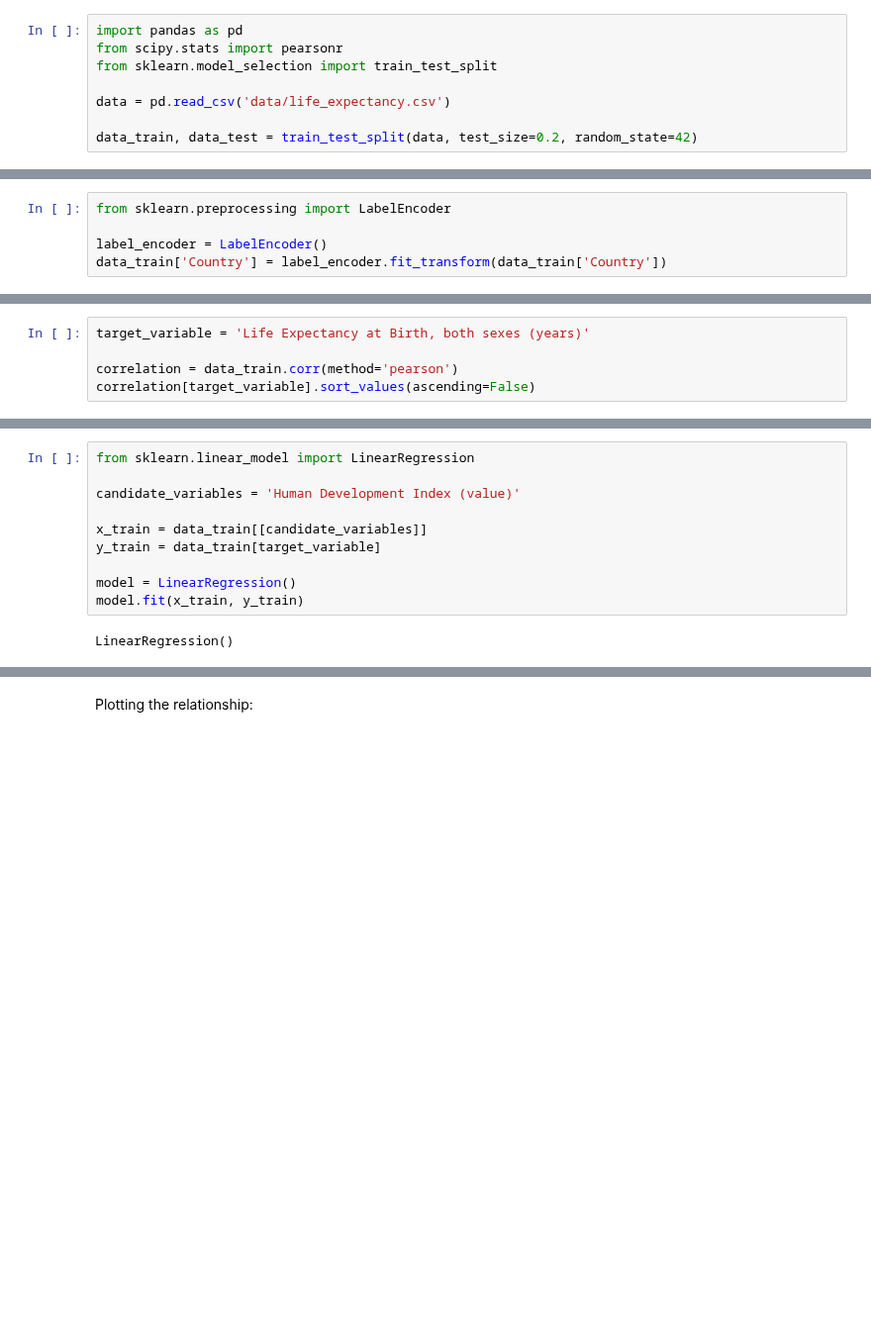
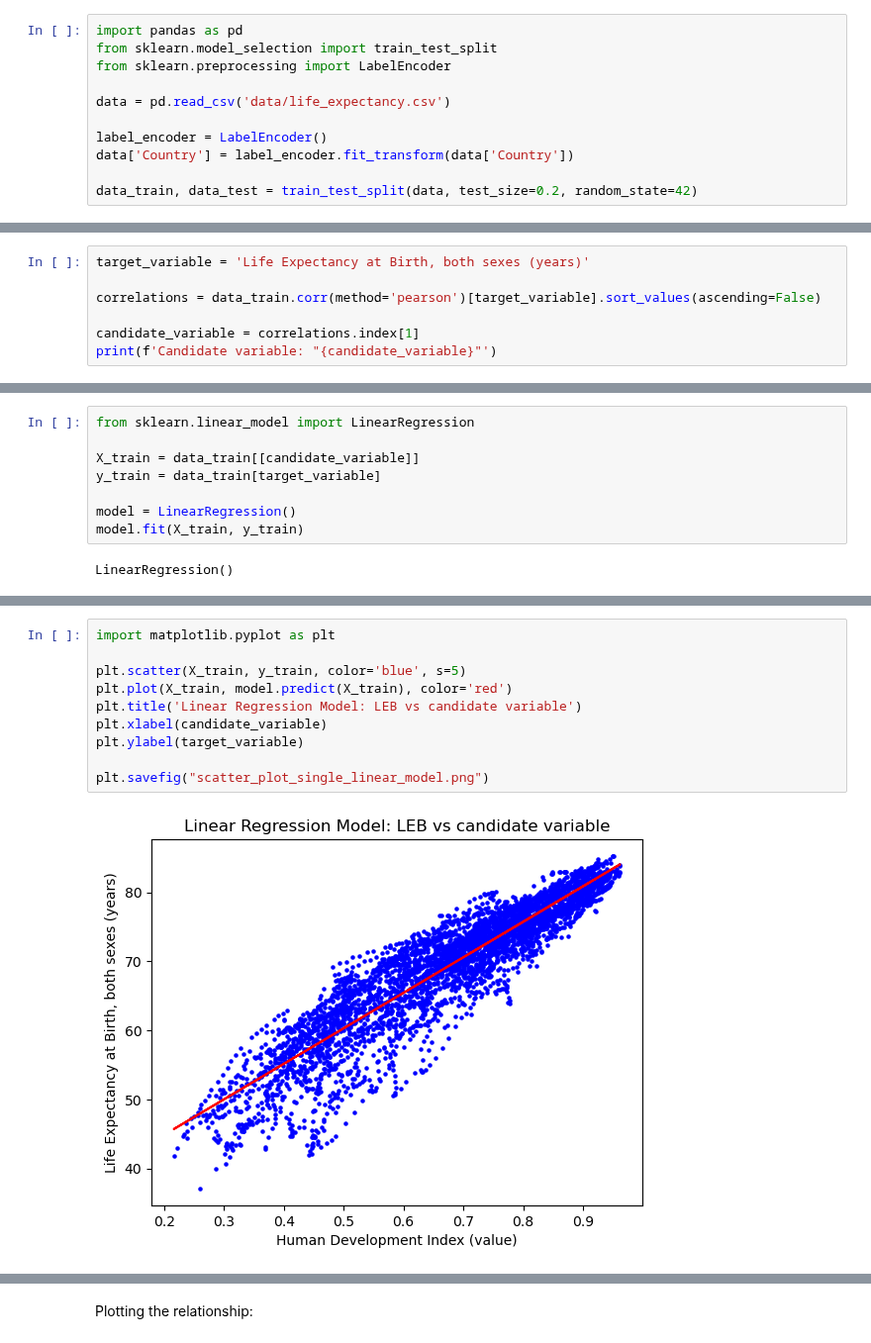
Before and after one commit to GiacomoGuidotto/DAT565, a Jupyter notebook: assignment-4/assignment-4.ipynb, the cells around one changed output, grey strips where cells are left out. Shown at 99% size. Saved outputs shown, nothing was run; the diff lists cells and outputs as text; blank space fills up the shorter version.

Commit message:
refactor: problem 1 to 3 variables, md, titles

```diff
--- a/assignment-4/assignment-4.ipynb
+++ b/assignment-4/assignment-4.ipynb
@@ -5,10 +5,13 @@ Apply the train-test split to the dataset:
 # %%
 import pandas as pd
-from scipy.stats import pearsonr
 from sklearn.model_selection import train_test_split
+from sklearn.preprocessing import LabelEncoder
 
 data = pd.read_csv('data/life_expectancy.csv')
 
+label_encoder = LabelEncoder()
+data['Country'] = label_encoder.fit_transform(data['Country'])
+
 data_train, data_test = train_test_split(data, test_size=0.2, random_state=42)
 # %% [markdown]
 # Problem 2: Single variable linear regression model
@@ -17,5 +21,0 @@ Encoding the non-numeric variables:
-# %%
-from sklearn.preprocessing import LabelEncoder
-
-label_encoder = LabelEncoder()
-data_train['Country'] = label_encoder.fit_transform(data_train['Country'])
@@ -24,6 +22,8 @@ Identify the variables with the strongest relationship with the target variable
 # %%
 target_variable = 'Life Expectancy at Birth, both sexes (years)'
 
-correlation = data_train.corr(method='pearson')
-correlation[target_variable].sort_values(ascending=False)
+correlations = data_train.corr(method='pearson')[target_variable].sort_values(ascending=False)
+
+candidate_variable = correlations.index[1]
+print(f'Candidate variable: "{candidate_variable}"')
 # %% [output]
@@ -49,12 +35,10 @@ Construct a linear regression model using the variable with the strongest relati
 # %%
 from sklearn.linear_model import LinearRegression
 
-candidate_variables = 'Human Development Index (value)'
-
-x_train = data_train[[candidate_variables]]
+X_train = data_train[[candidate_variable]]
 y_train = data_train[target_variable]
 
 model = LinearRegression()
-model.fit(x_train, y_train)
+model.fit(X_train, y_train)
 # %% [output]
 LinearRegression()
@@ -88 +61,13 @@ r_squared, slope, y_intercept
+# %%
+import matplotlib.pyplot as plt
+
+plt.scatter(X_train, y_train, color='blue', s=5)
+plt.plot(X_train, model.predict(X_train), color='red')
+plt.title('Linear Regression Model: LEB vs candidate variable')
+plt.xlabel(candidate_variable)
+plt.ylabel(target_variable)
+
+plt.savefig("scatter_plot_single_linear_model.png")
+# %% [output]
+[figure, new version]
 # %% [markdown]
```
Also changed, not shown: parts of 28 cells of this notebook, 3 other files.
